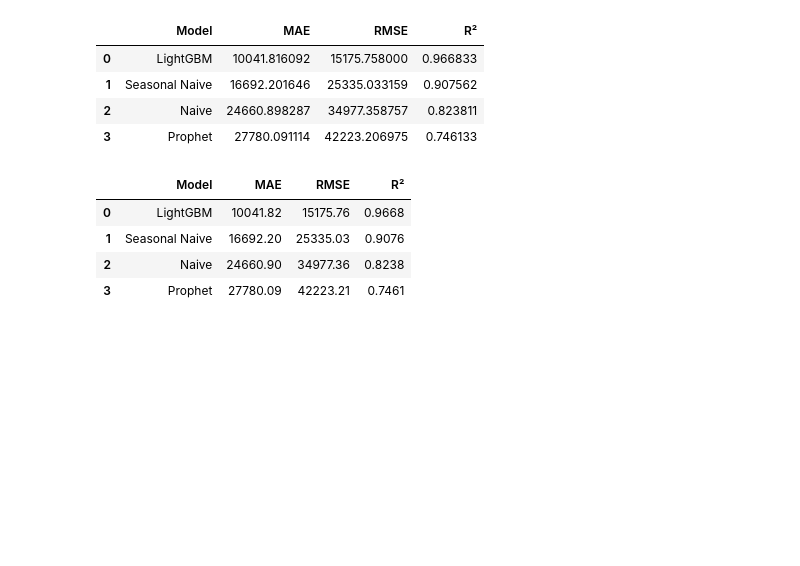
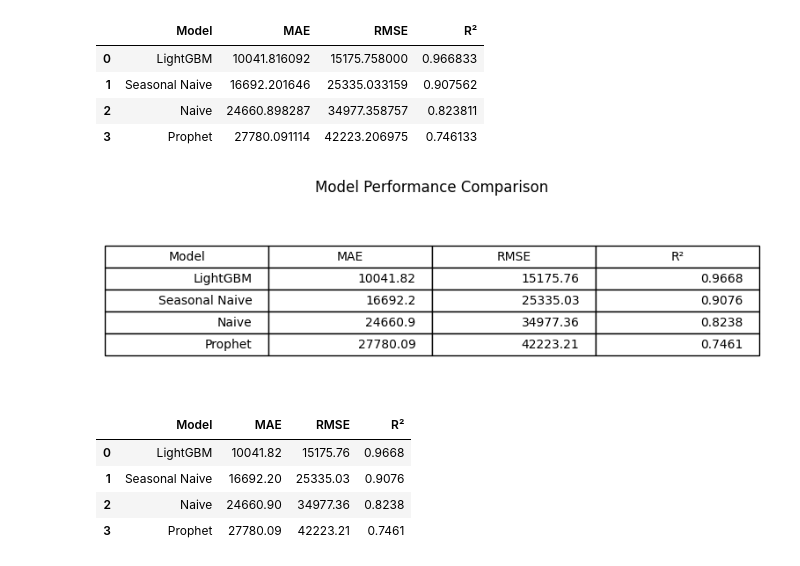
Before and after one commit to Edugar97/retail-demand-forecasting, a Jupyter notebook: notebooks/02_modeling.ipynb, the cells around one changed output. Saved outputs shown, nothing was run; the diff lists cells and outputs as text; code cells hidden in the pictures; blank space fills up the shorter version.

Commit message:
Complete modeling pipeline and update project documentation

```diff
--- a/notebooks/02_modeling.ipynb
+++ b/notebooks/02_modeling.ipynb
@@ -801,6 +803,36 @@ comparison
 | 1 | Seasonal Naive | 16692.201646 | 25335.033159 | 0.907562 |
 | 2 | Naive | 24660.898287 | 34977.358757 | 0.823811 |
 | 3 | Prophet | 27780.091114 | 42223.206975 | 0.746133 |
+# %%
+fig, ax = plt.subplots(figsize=(8, 2.5))
+
+ax.axis("off")
+
+table = ax.table(
+    cellText=comparison.round({
+        "MAE": 2,
+        "RMSE": 2,
+        "R²": 4
+    }).values,
+    colLabels=comparison.columns,
+    loc="center"
+)
+
+table.auto_set_font_size(False)
+table.set_fontsize(10)
+table.scale(1.2, 1.5)
+
+plt.title("Model Performance Comparison", pad=20)
+
+plt.savefig(
+    "../images/model_comparison.png",
+    dpi=300,
+    bbox_inches="tight"
+)
+
+plt.show()
+# %% [output]
+[figure, added]
 # %%
 comparison = comparison.round({
     "MAE": 2,
```
Also changed, not shown: parts of 5 cells of this notebook, 4 other files.
